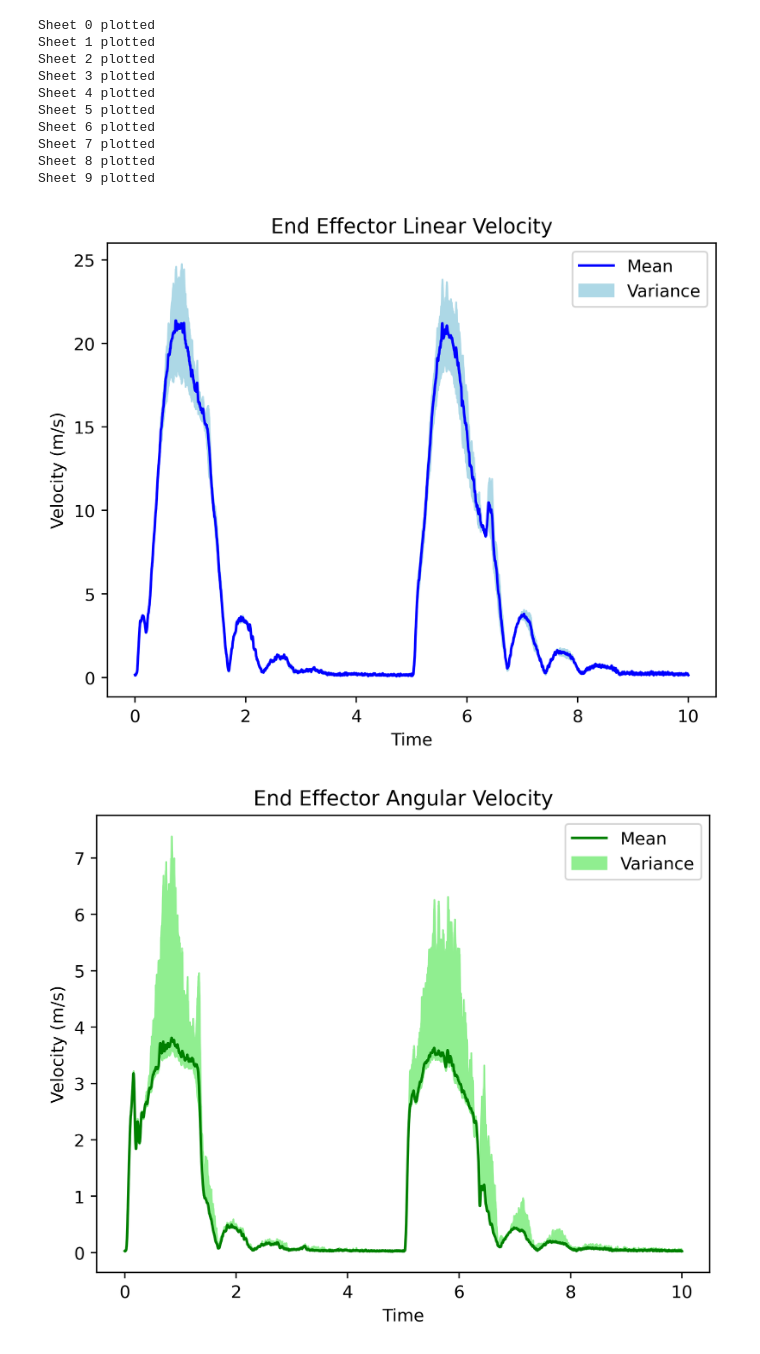
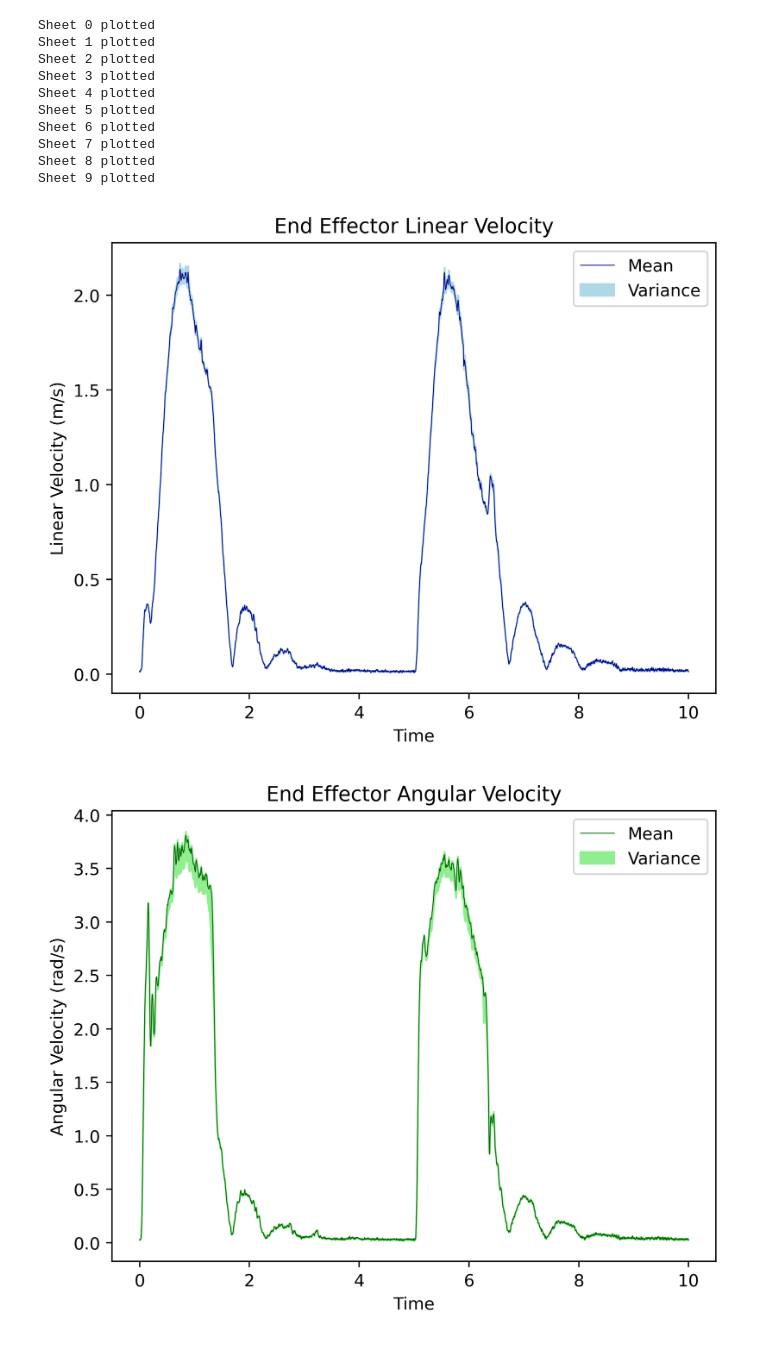
Before and after one commit to ugleeeee/byu_robotics_hw, a Jupyter notebook: lab_1.ipynb, the cells around one changed output. Saved outputs shown, nothing was run; the diff lists cells and outputs as text; code cells hidden in the pictures.

```diff
--- a/lab_1.ipynb
+++ b/lab_1.ipynb
@@ -8,6 +8,7 @@ import numpy as np
 import time
 import pandas as pd
 import matplotlib.pyplot as plt
+plt.rcParams['figure.dpi'] = 400
 np.set_printoptions(precision=4, suppress=True)
 # %% [markdown]
 Part 1
@@ -81,34 +119,34 @@ Sheet 9 plotted
 np.savetxt('lin_vels.csv', full_lin.T, delimiter=',')
 np.savetxt('ang_vels.csv', full_ang.T, delimiter=',')
 # %%
-lin_df = pd.read_csv('lin_vels.csv')
+lin_df = pd.read_csv('lin_vels.csv')/10
 ang_df = pd.read_csv('ang_vels.csv')
 
 lin_mean = lin_df.mean(axis=1)
 lin_std = lin_df.std(axis=1)
 
 ang_mean = ang_df.mean(axis=1)
 ang_std = ang_df.std(axis=1)
 
 plt.rcParams['figure.dpi'] = 400
 
-plt.plot(np.linspace(0, 10, 4997), lin_mean, color='blue', label='Mean')
+plt.plot(np.linspace(0, 10, 4997), lin_mean, color='darkblue', label='Mean', linewidth=.5)
 plt.fill_between(np.linspace(0, 10, 4997), lin_mean - lin_std**2, lin_mean + lin_std**2, color='lightblue', label='Variance')
 plt.title('End Effector Linear Velocity')
 plt.xlabel('Time')
-plt.ylabel('Velocity (m/s)')
+plt.ylabel('Linear Velocity (m/s)')
 plt.legend()
 plt.savefig("lin_velocities.png", dpi = 400)
 plt.show()
 
-plt.plot(np.linspace(0, 10, 4997), ang_mean, color='green', label='Mean')
+plt.plot(np.linspace(0, 10, 4997), ang_mean, color='darkgreen', label='Mean', linewidth=.5)
 plt.fill_between(np.linspace(0, 10, 4997), ang_mean - ang_std**2, ang_mean + lin_std**2, color='lightgreen', label='Variance')
 plt.title('End Effector Angular Velocity')
 plt.xlabel('Time')
-plt.ylabel('Velocity (m/s)')
+plt.ylabel('Angular Velocity (rad/s)')
 plt.legend()
 plt.savefig("ang_velocities.png", dpi = 400)
 plt.show()
 # %% [output]
-[figure, old version]
+[figure, new version]
-[figure, old version]
+[figure, new version]
```
Also changed, not shown: parts of 2 cells of this notebook, 11 other files.
